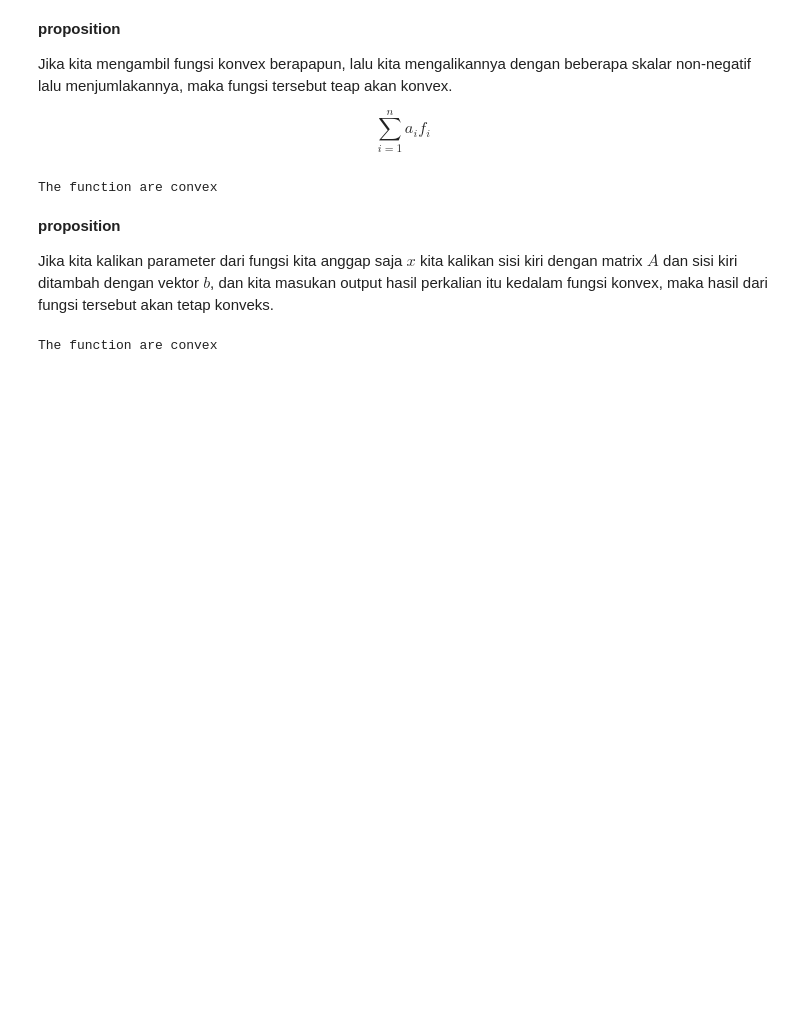
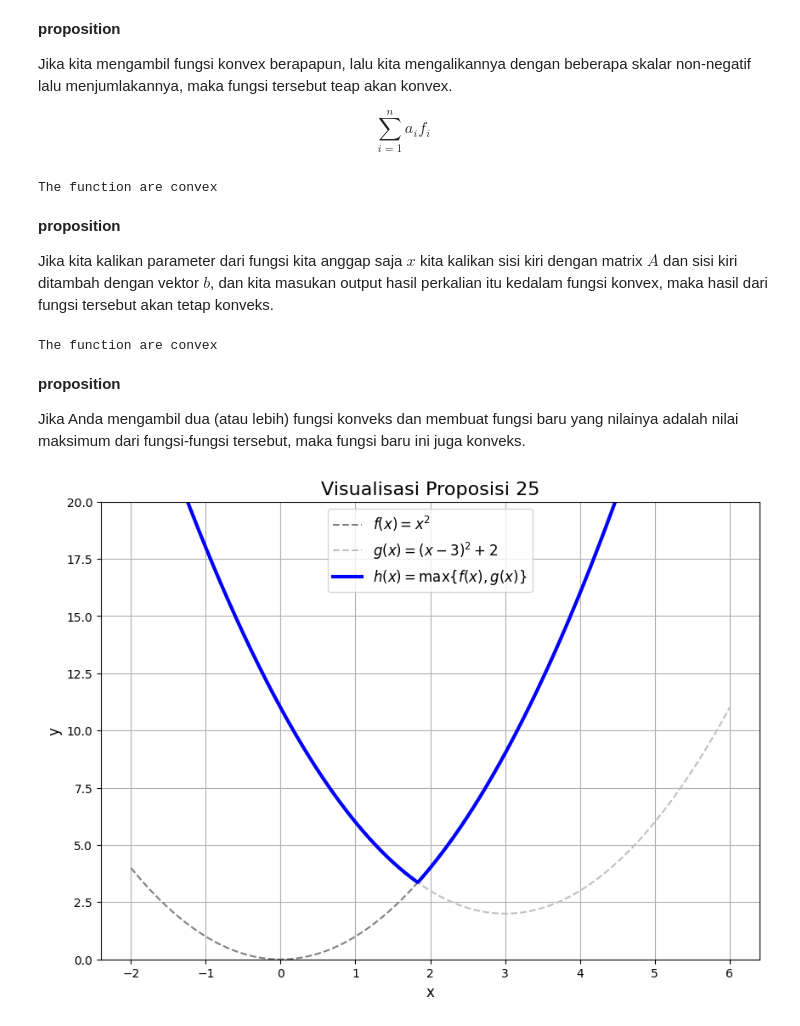
Before and after one commit to ahmdbnrsl/Machine-Learning, a Jupyter notebook: Mathematics-Requirements/Calculus.ipynb, the cells around one changed output. Cells and saved outputs as stored; diff of their text form; code cells hidden in the pictures; blank space fills up the shorter version.

```diff
--- a/Mathematics-Requirements/Calculus.ipynb
+++ b/Mathematics-Requirements/Calculus.ipynb
@@ -1689,3 +1689,39 @@ hessian = sp.Matrix([[sp.diff(f_x1, x1), sp.diff(f_x1, x2)], [sp.diff(f_x2, x1),
 print('The function are convex') if hessian.det() >= 0 else print('The function isn\'t convex')
 # %% [output]
 The function are convex
+# %% [markdown]
+**proposition**
+
+Jika Anda mengambil dua (atau lebih) fungsi konveks dan membuat fungsi baru yang nilainya adalah nilai maksimum dari fungsi-fungsi tersebut, maka fungsi baru ini juga konveks.
+# %%
+import numpy as np
+import matplotlib.pyplot as plt
+
+def f(x):
+    return x**2
+
+def g(x):
+    return (x - 3)**2 + 2
+
+x = np.linspace(-2, 6, 400)
+y_f = f(x)
+y_g = g(x)
+
+y_h = np.maximum(y_f, y_g)
+
+plt.figure(figsize=(10, 7))
+
+plt.plot(x, y_f, label=r'$f(x) = x^2$', linestyle='--', color='gray')
+plt.plot(x, y_g, label=r'$g(x) = (x-3)^2 + 2$', linestyle='--', color='silver')
+
+plt.plot(x, y_h, label=r'$h(x) = \max\{f(x), g(x)\}$', color='blue', linewidth=3)
+
+plt.title('Visualisasi Proposisi 25', fontsize=16)
+plt.xlabel('x', fontsize=12)
+plt.ylabel('y', fontsize=12)
+plt.grid(True)
+plt.legend(fontsize=12)
+plt.ylim(0, 20)
+plt.show()
+# %% [output]
+[figure, added]
```
